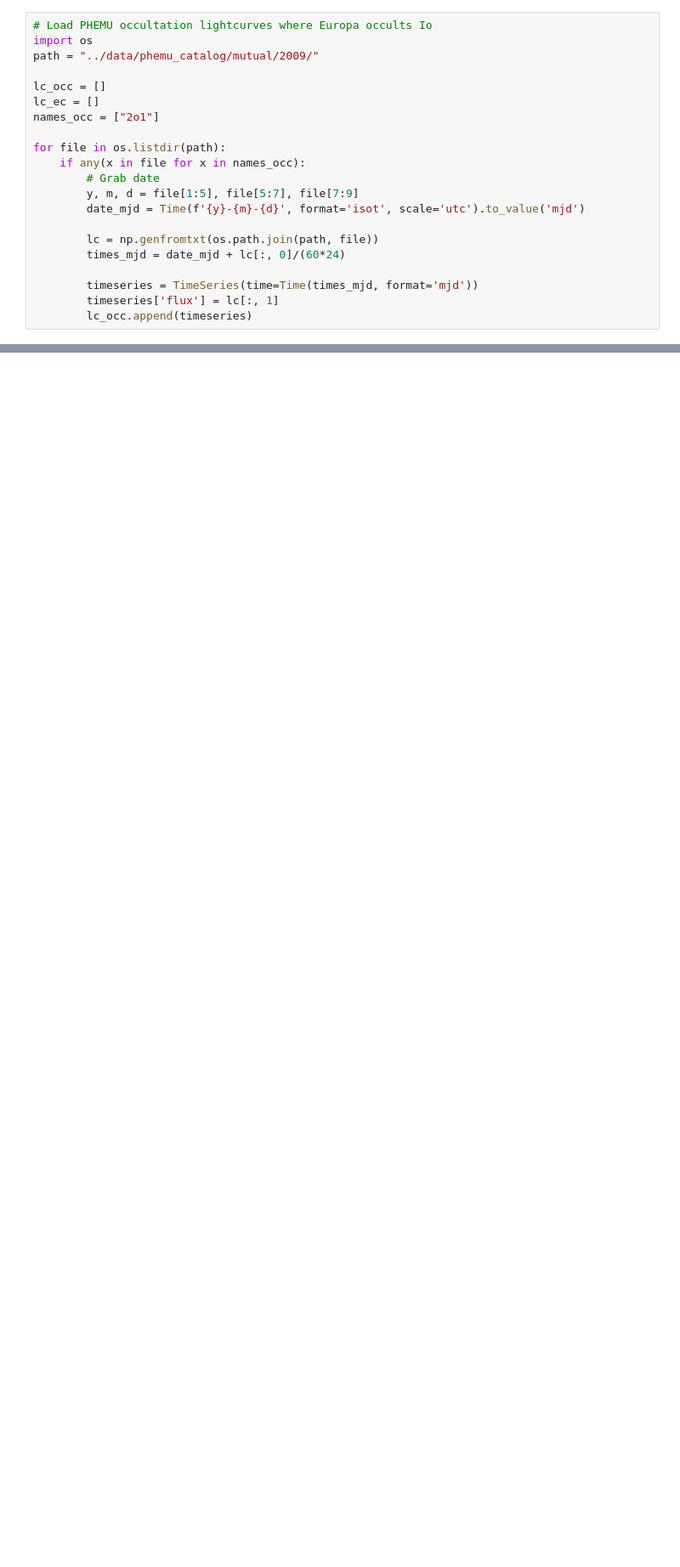
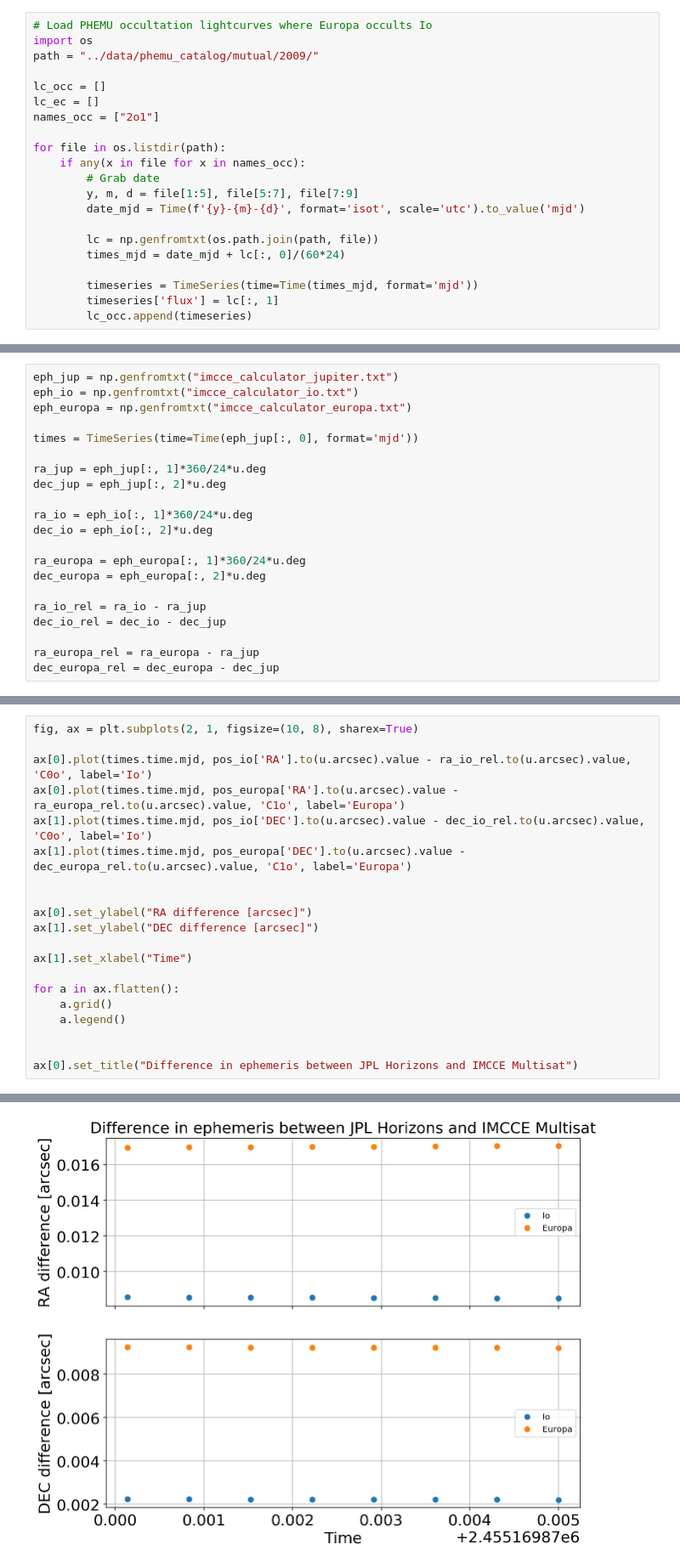
Before and after one commit to fbartolic/volcano, a Jupyter notebook: notebooks/orbital_data.ipynb, the cells around one changed output, grey strips where cells are left out. Shown at 85% size. Drawn from its saved outputs; the diff is of its cells as text; blank space fills up the shorter version.

```diff
--- a/notebooks/orbital_data.ipynb
+++ b/notebooks/orbital_data.ipynb
@@ -181,0 +182,21 @@ io_pos['datetime_str'][idx]
+# %%
+eph_jup = np.genfromtxt("imcce_calculator_jupiter.txt")
+eph_io = np.genfromtxt("imcce_calculator_io.txt")
+eph_europa = np.genfromtxt("imcce_calculator_europa.txt")
+
+times = TimeSeries(time=Time(eph_jup[:, 0], format='mjd'))
+
+ra_jup = eph_jup[:, 1]*360/24*u.deg
+dec_jup = eph_jup[:, 2]*u.deg
+
+ra_io = eph_io[:, 1]*360/24*u.deg
+dec_io = eph_io[:, 2]*u.deg
+
+ra_europa = eph_europa[:, 1]*360/24*u.deg
+dec_europa = eph_europa[:, 2]*u.deg
+
+ra_io_rel = ra_io - ra_jup
+dec_io_rel = dec_io - dec_jup
+
+ra_europa_rel = ra_europa - ra_jup
+dec_europa_rel = dec_europa - dec_jup
@@ -181,0 +205,21 @@ io_pos['datetime_str'][idx]
+# %%
+fig, ax = plt.subplots(2, 1, figsize=(10, 8), sharex=True)
+
+ax[0].plot(times.time.mjd, pos_io['RA'].to(u.arcsec).value - ra_io_rel.to(u.arcsec).value, 'C0o', label='Io')
+ax[0].plot(times.time.mjd, pos_europa['RA'].to(u.arcsec).value - ra_europa_rel.to(u.arcsec).value, 'C1o', label='Europa')
+ax[1].plot(times.time.mjd, pos_io['DEC'].to(u.arcsec).value - dec_io_rel.to(u.arcsec).value, 'C0o', label='Io')
+ax[1].plot(times.time.mjd, pos_europa['DEC'].to(u.arcsec).value - dec_europa_rel.to(u.arcsec).value, 'C1o', label='Europa')
+
+
+ax[0].set_ylabel("RA difference [arcsec]")
+ax[1].set_ylabel("DEC difference [arcsec]")
+
+ax[1].set_xlabel("Time")
+
+for a in ax.flatten():
+    a.grid()
+    a.legend()
+
+
+ax[0].set_title("Difference in ephemeris between JPL Horizons and IMCCE Multisat")
+# %% [output]
@@ -181,0 +227 @@ io_pos['datetime_str'][idx]
+[figure, added]
```
Also changed, not shown: parts of 9 cells of this notebook.
